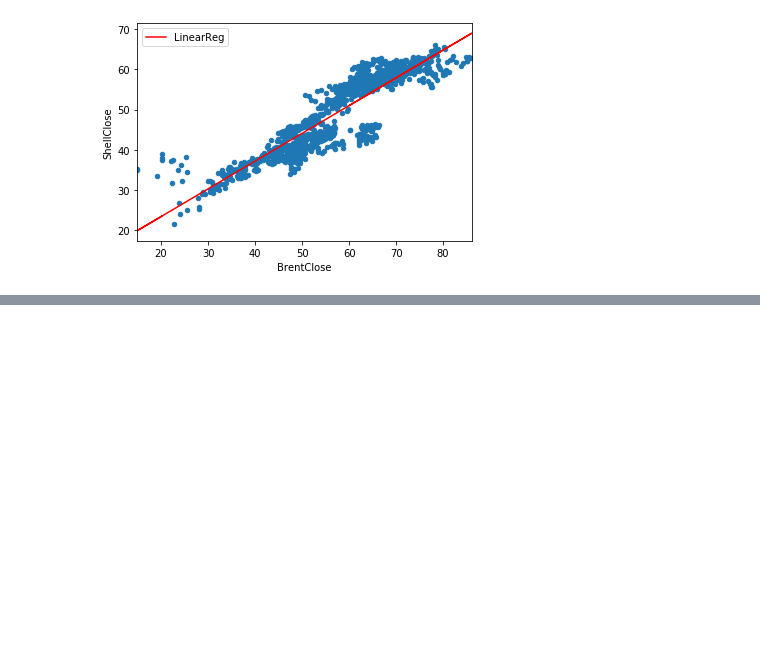
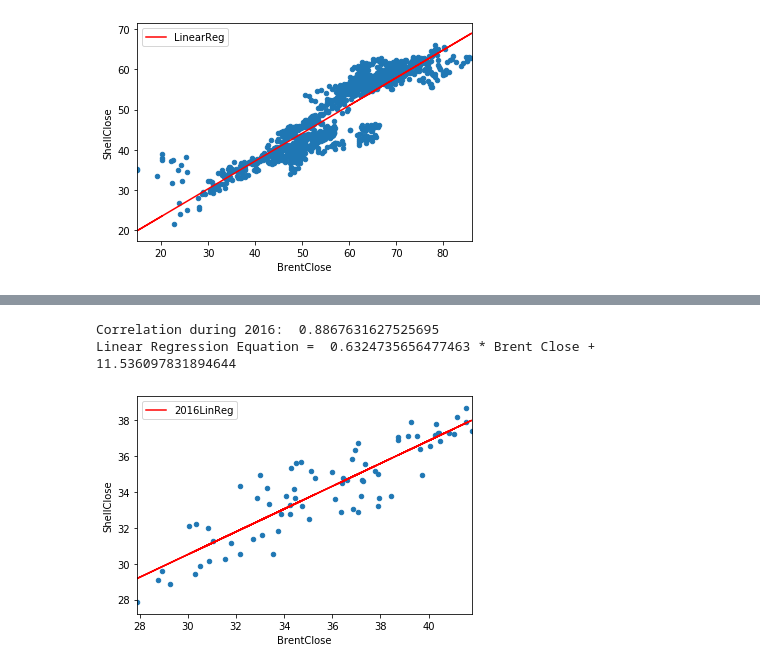
Before and after one commit to NachoLink/pyfi, a Jupyter notebook: BinomialPricingModel-Oil/BinomialOptionPricing.ipynb, the cells around one changed output, grey strips where cells are left out. Cells and saved outputs as stored; diff of their text form; code cells hidden in the pictures; blank space fills up the shorter version.

```diff
--- a/BinomialPricingModel-Oil/BinomialOptionPricing.ipynb
+++ b/BinomialPricingModel-Oil/BinomialOptionPricing.ipynb
@@ -63,0 +88,13 @@ plt.show()
+# %%
+Comparisson2016 = Comparisson.loc['2015-12-1':'2016-03-30']
+Regression2016 = np.polyfit(Comparisson2016['BrentClose'],Comparisson2016['ShellClose'], 1)
+Comparisson2016['2016LinReg'] = np.polyval(Regression2016,Comparisson2016['BrentClose'])
+ax = plt.subplot(1,1,1)
+print ('Correlation during 2016: ', Comparisson2016['BrentClose'].corr(Comparisson2016['ShellClose']))
+Comparisson2016.plot(x='BrentClose',y='2016LinReg', ax=ax, color='red')
+Comparisson2016.plot(x='BrentClose',y='ShellClose',ax=ax,kind='scatter')
+print ('Linear Regression Equation = ',str(Regression2016[0]),'* Brent Close + ', str(Regression2016[1]))
+# %% [output]
+Correlation during 2016:  0.8867631627525695
+Linear Regression Equation =  0.6324735656477463 * Brent Close +  11.536097831894644
+[figure, added]
```
Also changed, not shown: parts of 19 cells of this notebook.
